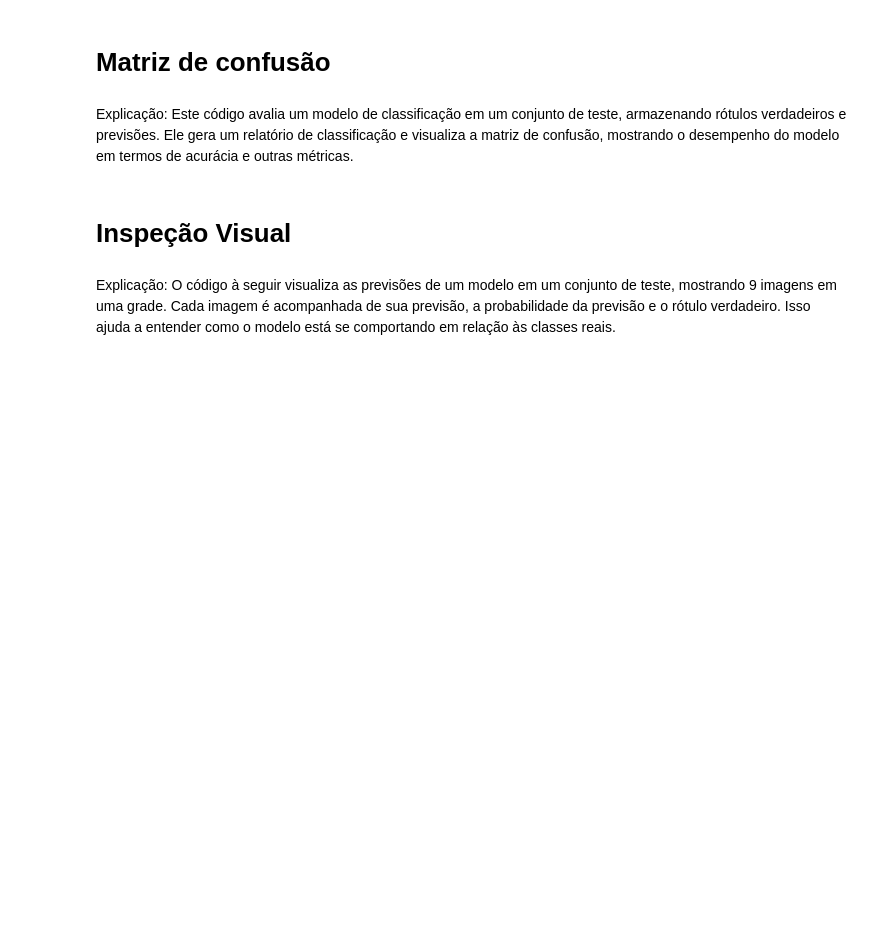
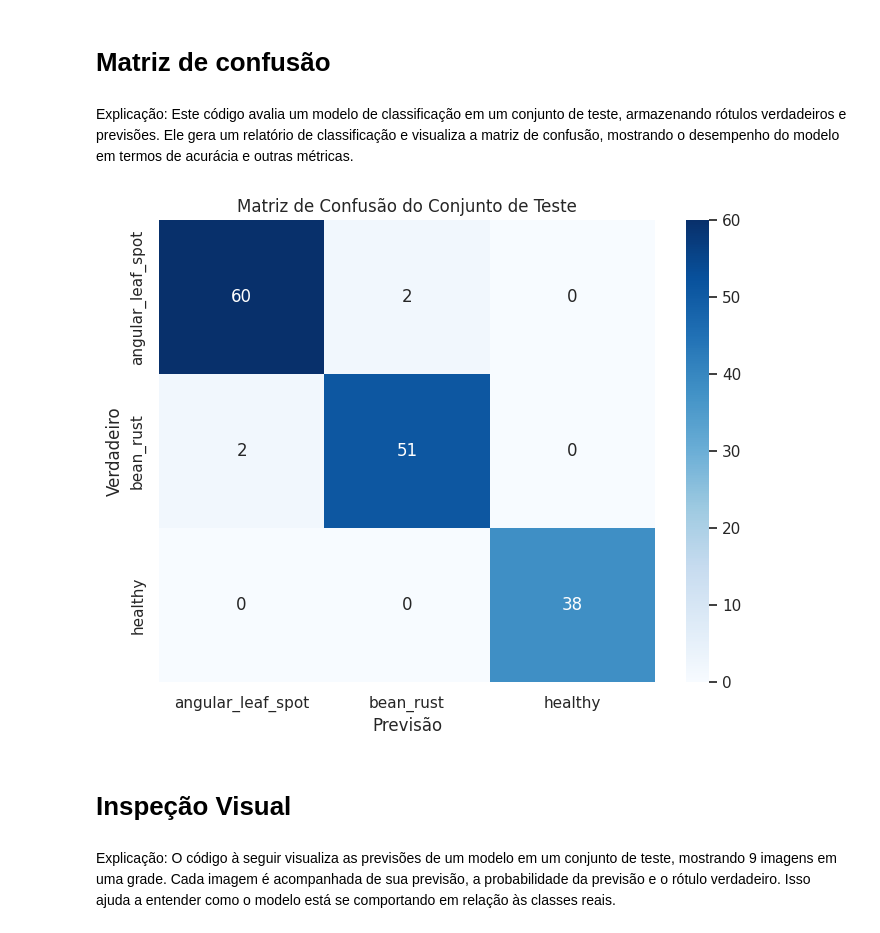
Before and after one commit to engcriscunha/avanti-bean-leaf-classification, a Jupyter notebook: squad_03_bean_leaf_classification_pt_1.ipynb, the cells around one changed output. Cells and saved outputs as stored; diff of their text form; code cells hidden in the pictures; blank space fills up the shorter version.

```diff
--- a/squad_03_bean_leaf_classification_pt_1.ipynb
+++ b/squad_03_bean_leaf_classification_pt_1.ipynb
@@ -1290,3 +1342,12 @@ print(f"Classe real:     {classes[label_real]}")
 # Predição, desempenho do modelo de teste e avaliação
 # %% [markdown]
 Explicação: A função predict carrega e processa uma imagem, a transforma em um formato compatível com o modelo, e então utiliza o modelo para prever a classe da imagem. Ela retorna tanto o índice da classe prevista quanto a probabilidade dessa classe. Isso permite avaliar com que certeza o modelo fez a previsão.
+# %%
+#como a predição foi realizada nas células anteriores, geraremos aqui
+#o relatório das métricas de classificação mais conhecidas usando o sckitlearn
+#(acurácia, f1-score, precisão e recall)
+
+classes = train_dataset.classes
+
+print("\nRelatório de Classificação no Conjunto de Teste:")
+print(classification_report(y_true, y_pred, target_names=classes))
@@ -1294,6 +1366,17 @@ Explicação: A função predict carrega e processa uma imagem, a transforma em
 # Matriz de confusão
 # %% [markdown]
 Explicação: Este código avalia um modelo de classificação em um conjunto de teste, armazenando rótulos verdadeiros e previsões. Ele gera um relatório de classificação e visualiza a matriz de confusão, mostrando o desempenho do modelo em termos de acurácia e outras métricas.
+# %%
+#matriz
+cm = confusion_matrix(y_true, y_pred)
+plt.figure(figsize=(8, 6))
+sns.heatmap(cm, annot=True, fmt='d', cmap='Blues', xticklabels=classes, yticklabels=classes)
+plt.title('Matriz de Confusão do Conjunto de Teste')
+plt.xlabel('Previsão')
+plt.ylabel('Verdadeiro')
+plt.show()
+# %% [output]
+[figure, added]
 # %% [markdown]
 # Inspeção Visual
 # %% [markdown]
```
Also changed, not shown: parts of 17 cells of this notebook.
